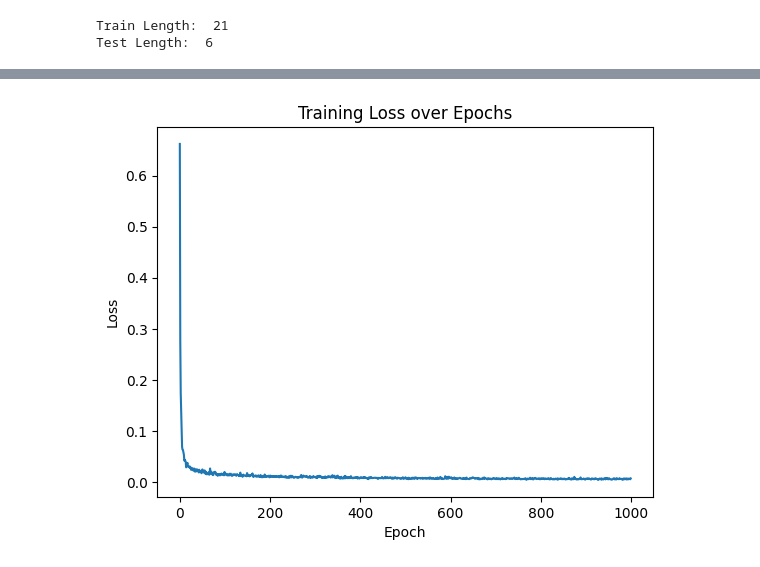
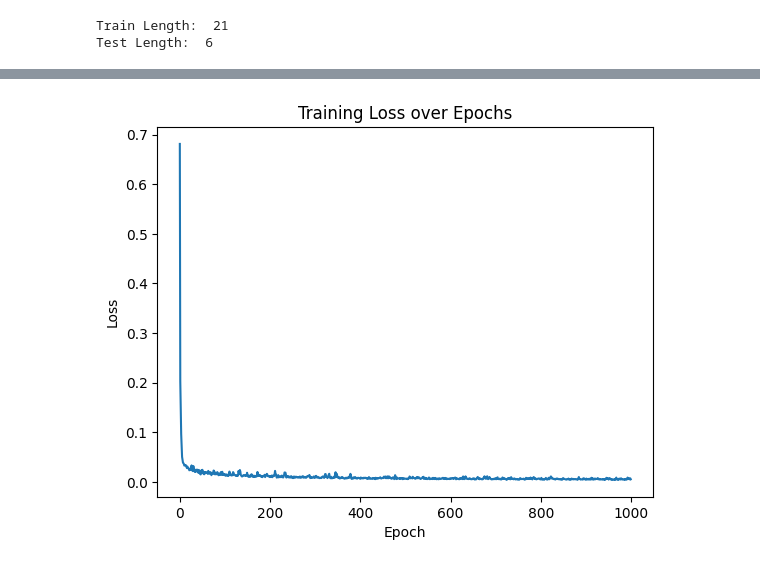
Before and after one commit to Noah-Gallego/Influenza-Modeling, a Jupyter notebook: Notebook/model.ipynb, the cells around one changed output, grey strips where cells are left out. Cells and saved outputs as stored; diff of their text form; code cells hidden in the pictures.

Commit message:
New Model

```diff
--- a/Notebook/model.ipynb
+++ b/Notebook/model.ipynb
@@ -44,11 +47,6 @@ PRCP                           float64
 TAVG                           float64
 dtype: object
 # %%
-from sklearn.preprocessing import StandardScaler
-import pandas as pd
-import torch
-from torch.utils.data import Dataset, random_split
-
 class Flu_Dataset(Dataset):
     def __init__(self, filename):
         # Read-In DataFrame
@@ -59,6 +57,7 @@ class Flu_Dataset(Dataset):
         df['YEAR'] = df['DATE'].dt.year
         df['MONTH'] = df['DATE'].dt.month
         df['WEEK'] = df['DATE'].dt.isocalendar().week
+        df['ILI_t+1'] = df['% WEIGHTED ILI'].shift(-1)
         df.drop("DATE", axis=1, inplace=True)
 
         # Re-Order Target to Last Col
@@ -124,16 +123,17 @@ class Build_Model(nn.Module):
         super(Build_Model, self).__init__()
 
         # LSTM layer
-        self.lstm = nn.LSTM(input_size=input_size, hidden_size=32, batch_first=True)
+        self.lstm = nn.LSTM(input_size=input_size, hidden_size=512, batch_first=True, num_layers=2, dropout=0.2)
 
         # Fully connected layers
         self.dense_layers = nn.Sequential(
-            nn.Linear(32, 32),
+            nn.Linear(512, 256),
             nn.SELU(),
             nn.Dropout(0.2),
-            nn.Linear(32, 64),
+            nn.Linear(256, 64),
             nn.SELU(),
-            nn.Linear(64, 1)
+            nn.Linear(64, 32),
+            nn.Linear(32, 1)
         )
 
     def forward(self, x):
@@ -146,11 +146,12 @@ class Build_Model(nn.Module):
 
         # Pass through dense layers
         output = self.dense_layers(lstm_out)
+
         return output
 
 # Initialize model
-model = Build_Model(input_size=input_size).to(device)
-optimizer = torch.optim.Adam(model.parameters(), lr=0.001)
+model = Build_Model(input_size=input_size)
+optimizer = torch.optim.Adam(model.parameters(), lr=0.0005, weight_decay=1e-5)
 criterion = nn.MSELoss()
 
 
@@ -160,9 +161,6 @@ model.train()
 for epoch in range(num_epochs):
     epoch_loss = 0
     for batch_features, batch_labels in train:
-        batch_features = batch_features.to(device)
-        batch_labels = batch_labels.to(device)
-
         # Forward pass
         outputs = model(batch_features)
         loss = criterion(outputs, batch_labels)
@@ -206,2 +204,2 @@ Epoch [1000/1000], Average Loss: 0.0067
-[figure, old version]
+[figure, new version]
 # %%
```
Also changed, not shown: parts of 7 cells of this notebook, 1 other file.
